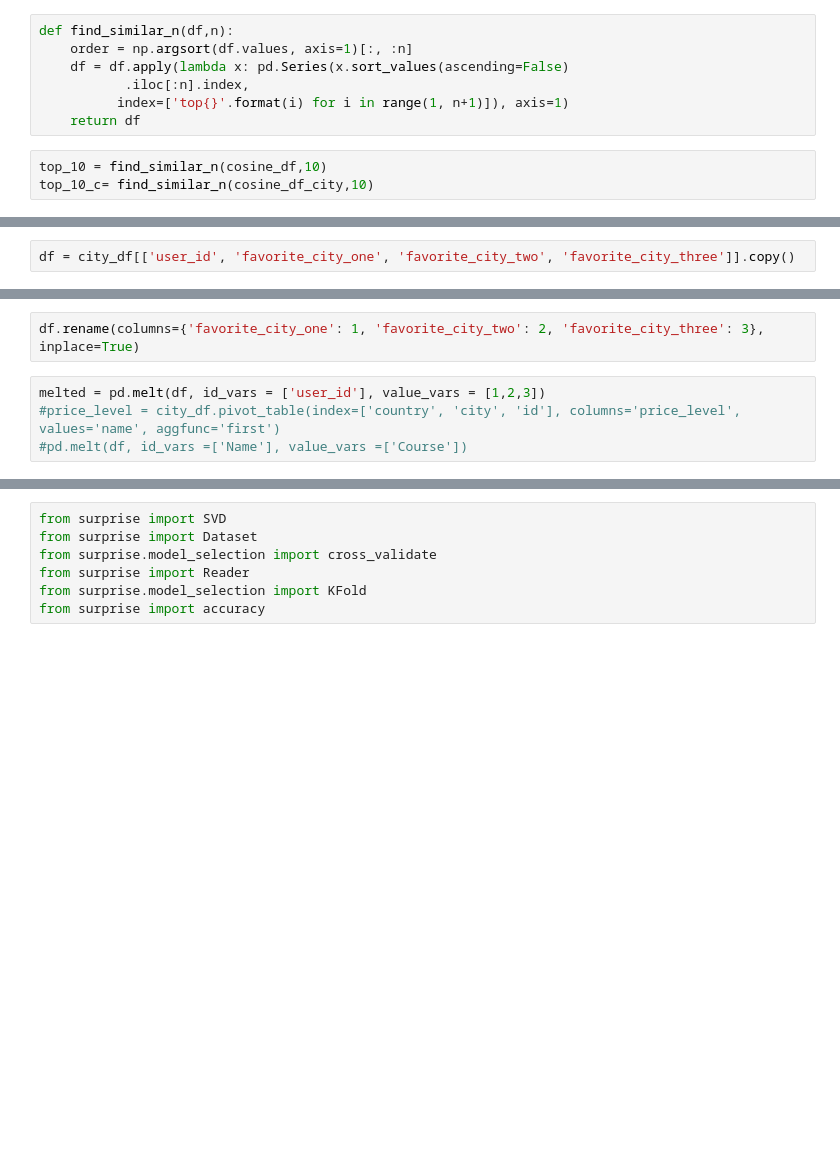
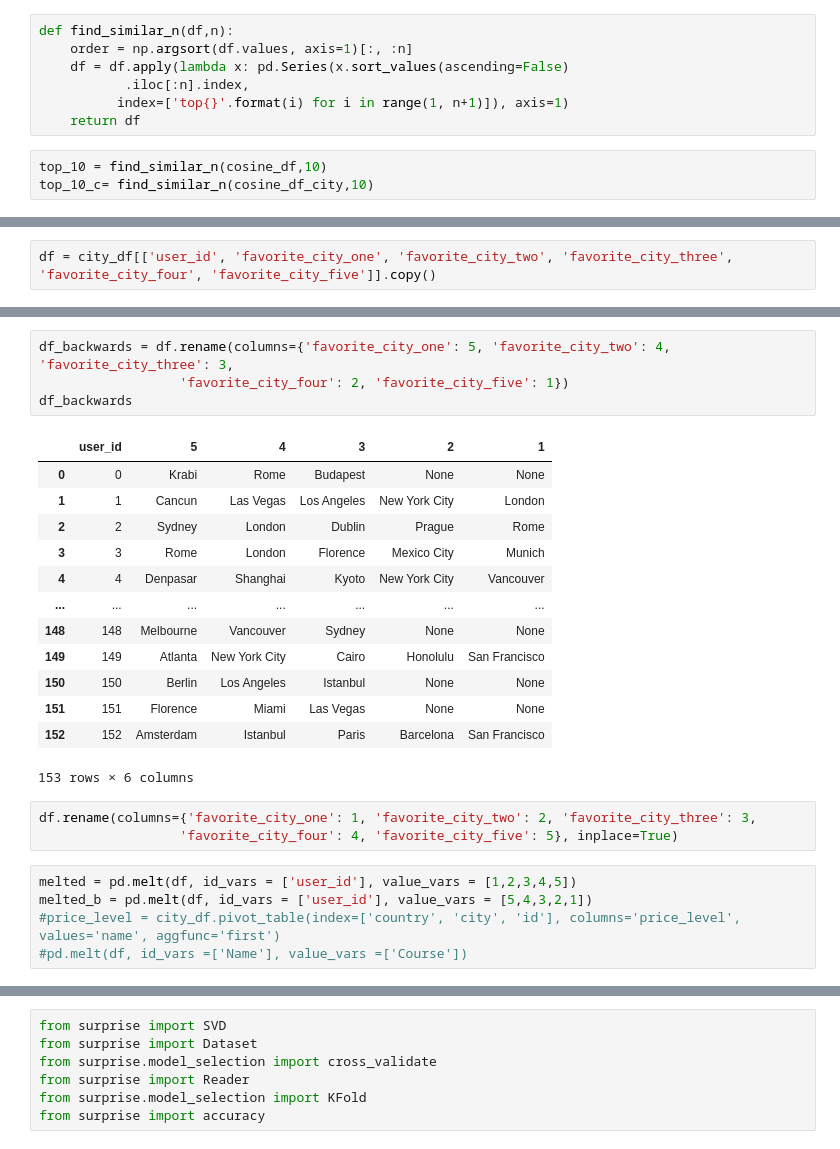
Before and after one commit to Maddienis/travel_app_sm, a Jupyter notebook: notebooks/survey_responses.ipynb, the cells around one changed output, grey strips where cells are left out. Cells and saved outputs as stored; diff of their text form; blank space fills up the shorter version.

Commit message:
add 4 and 5 country to suprise dataframe

```diff
--- a/notebooks/survey_responses.ipynb
+++ b/notebooks/survey_responses.ipynb
@@ -89,4 +221,4 @@ df.iloc[[149, 130, 110, 105, 0, 54], 3:9]
 # %%
-df = city_df[['user_id', 'favorite_city_one', 'favorite_city_two', 'favorite_city_three']].copy()
+df = city_df[['user_id', 'favorite_city_one', 'favorite_city_two', 'favorite_city_three', 'favorite_city_four', 'favorite_city_five']].copy()
 # %%
 df
@@ -93,6 +239,26 @@ df
+# %%
+df_backwards = df.rename(columns={'favorite_city_one': 5, 'favorite_city_two': 4, 'favorite_city_three': 3,
+                  'favorite_city_four': 2, 'favorite_city_five': 1})
+df_backwards
+# %% [output]
+|  | user_id | 5 | 4 | 3 | 2 | 1 |
+| 0 | 0 | Krabi | Rome | Budapest | None | None |
+| 1 | 1 | Cancun | Las Vegas | Los Angeles | New York City | London |
+| 2 | 2 | Sydney | London | Dublin | Prague | Rome |
+| 3 | 3 | Rome | London | Florence | Mexico City | Munich |
+| 4 | 4 | Denpasar | Shanghai | Kyoto | New York City | Vancouver |
+| ... | ... | ... | ... | ... | ... | ... |
+| 148 | 148 | Melbourne | Vancouver | Sydney | None | None |
+| 149 | 149 | Atlanta | New York City | Cairo | Honolulu | San Francisco |
+| 150 | 150 | Berlin | Los Angeles | Istanbul | None | None |
+| 151 | 151 | Florence | Miami | Las Vegas | None | None |
+| 152 | 152 | Amsterdam | Istanbul | Paris | Barcelona | San Francisco |
+153 rows × 6 columns
 # %%
-df.rename(columns={'favorite_city_one': 1, 'favorite_city_two': 2, 'favorite_city_three': 3}, inplace=True)
+df.rename(columns={'favorite_city_one': 1, 'favorite_city_two': 2, 'favorite_city_three': 3,
+                  'favorite_city_four': 4, 'favorite_city_five': 5}, inplace=True)
 # %%
-melted = pd.melt(df, id_vars = ['user_id'], value_vars = [1,2,3])
+melted = pd.melt(df, id_vars = ['user_id'], value_vars = [1,2,3,4,5])
+melted_b = pd.melt(df, id_vars = ['user_id'], value_vars = [5,4,3,2,1])
 #price_level = city_df.pivot_table(index=['country', 'city', 'id'], columns='price_level', values='name', aggfunc='first')
 #pd.melt(df, id_vars =['Name'], value_vars =['Course'])
```
Also changed, not shown: parts of 19 cells of this notebook.
